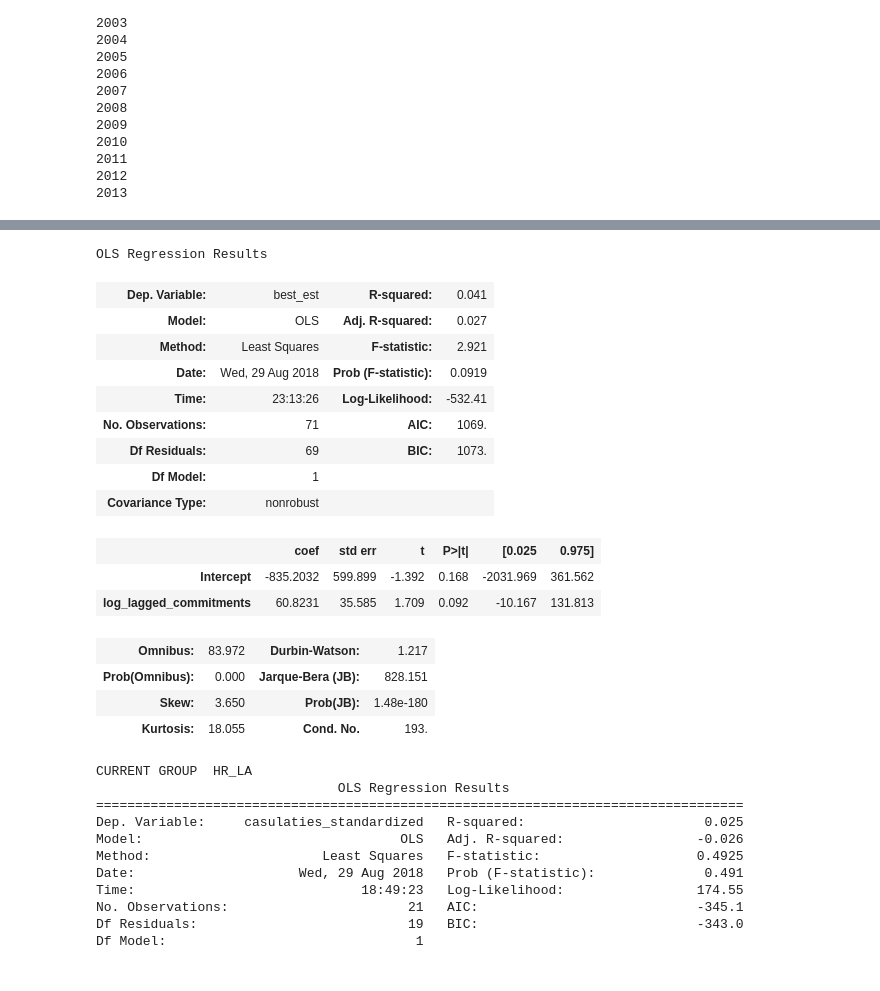
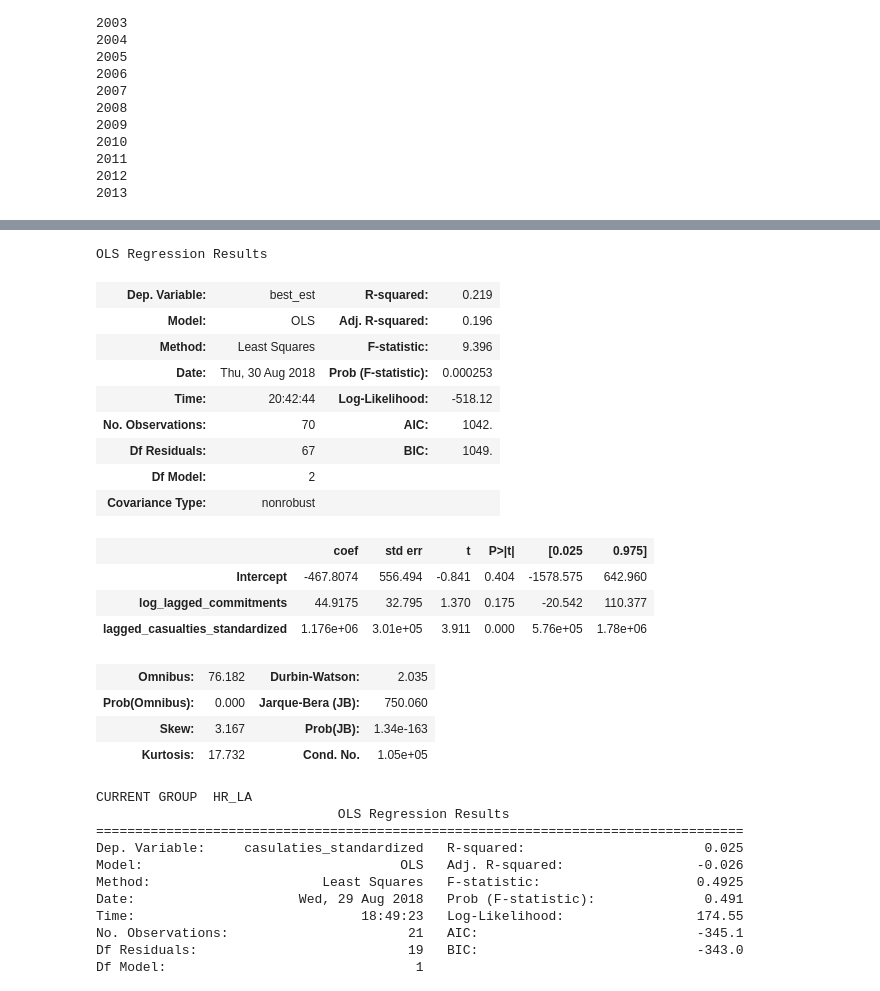
Before and after one commit to ytolochko/Diploma, a Jupyter notebook: Exploratory_geopds.ipynb, the cells around one changed output, grey strips where cells are left out. Drawn from its saved outputs; the diff is of its cells as text; code cells hidden in the pictures.

```diff
--- a/Exploratory_geopds.ipynb
+++ b/Exploratory_geopds.ipynb
@@ -293,26 +293,27 @@ region_year_casualties['lagged_casualties_standardized'] = (region_year_casualti
 # %%
 aid_and_conflict = pd.merge(region_year_aid, region_year_casualties, on = ['NAME_1', 'year'])
 # %%
-result = sm.ols(formula = 'best_est ~ log_lagged_commitments', data = aid_and_conflict).fit()
+result = sm.ols(formula = 'best_est ~ log_lagged_commitments + lagged_casualties_standardized', data = aid_and_conflict).fit()
 result.summary()
 # %% [output]
 OLS Regression Results
-| Dep. Variable: | best_est | R-squared: | 0.041 |
-| Model: | OLS | Adj. R-squared: | 0.027 |
-| Method: | Least Squares | F-statistic: | 2.921 |
-| Date: | Wed, 29 Aug 2018 | Prob (F-statistic): | 0.0919 |
-| Time: | 23:13:26 | Log-Likelihood: | -532.41 |
-| No. Observations: | 71 | AIC: | 1069. |
-| Df Residuals: | 69 | BIC: | 1073. |
-| Df Model: | 1 |  |  |
+| Dep. Variable: | best_est | R-squared: | 0.219 |
+| Model: | OLS | Adj. R-squared: | 0.196 |
+| Method: | Least Squares | F-statistic: | 9.396 |
+| Date: | Thu, 30 Aug 2018 | Prob (F-statistic): | 0.000253 |
+| Time: | 20:42:44 | Log-Likelihood: | -518.12 |
+| No. Observations: | 70 | AIC: | 1042. |
+| Df Residuals: | 67 | BIC: | 1049. |
+| Df Model: | 2 |  |  |
 | Covariance Type: | nonrobust |  |  |
 |  | coef | std err | t | P>|t| | [0.025 | 0.975] |
-| Intercept | -835.2032 | 599.899 | -1.392 | 0.168 | -2031.969 | 361.562 |
-| log_lagged_commitments | 60.8231 | 35.585 | 1.709 | 0.092 | -10.167 | 131.813 |
+| Intercept | -467.8074 | 556.494 | -0.841 | 0.404 | -1578.575 | 642.960 |
+| log_lagged_commitments | 44.9175 | 32.795 | 1.370 | 0.175 | -20.542 | 110.377 |
+| lagged_casualties_standardized | 1.176e+06 | 3.01e+05 | 3.911 | 0.000 | 5.76e+05 | 1.78e+06 |
-| Omnibus: | 83.972 | Durbin-Watson: | 1.217 |
-| Prob(Omnibus): | 0.000 | Jarque-Bera (JB): | 828.151 |
-| Skew: | 3.650 | Prob(JB): | 1.48e-180 |
-| Kurtosis: | 18.055 | Cond. No. | 193. |
+| Omnibus: | 76.182 | Durbin-Watson: | 2.035 |
+| Prob(Omnibus): | 0.000 | Jarque-Bera (JB): | 750.060 |
+| Skew: | 3.167 | Prob(JB): | 1.34e-163 |
+| Kurtosis: | 17.732 | Cond. No. | 1.05e+05 |
 # %%
 four_groups = {'HR_LA': high_receptivity_low_adaptability,
                'LR_HA': low_receptivity_high_adaptability,
```
Also changed, not shown: parts of 6 cells of this notebook, 5 other files.
